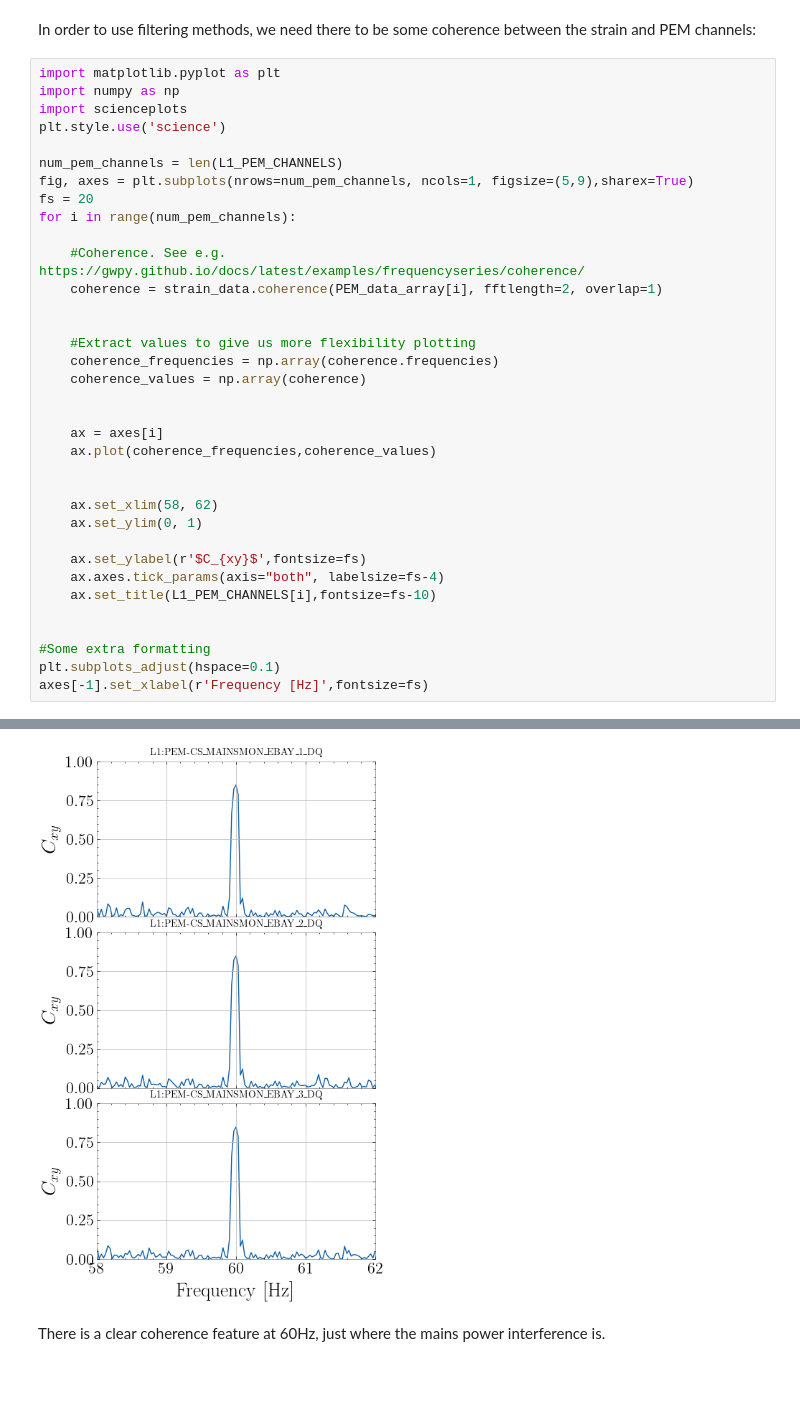
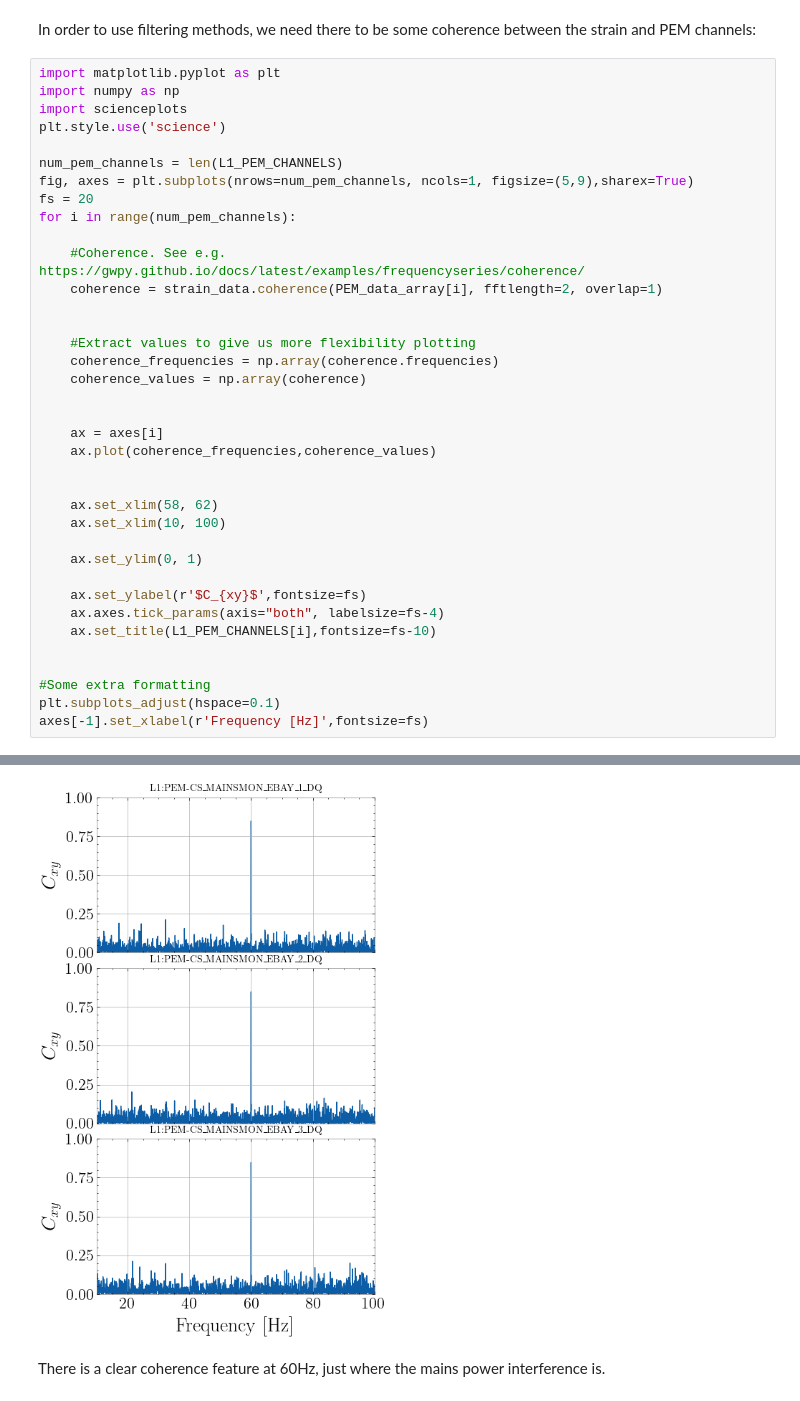
Before and after one commit to UniMelb-NSGW/ANC, a Jupyter notebook: notebooks/demo.ipynb, the cells around one changed output, grey strips where cells are left out. Drawn from its saved outputs; the diff is of its cells as text.

```diff
--- a/notebooks/demo.ipynb
+++ b/notebooks/demo.ipynb
@@ -188,34 +188,36 @@ num_pem_channels = len(L1_PEM_CHANNELS)
 fig, axes = plt.subplots(nrows=num_pem_channels, ncols=1, figsize=(5,9),sharex=True)
 fs = 20
 for i in range(num_pem_channels):
 
     #Coherence. See e.g. https://gwpy.github.io/docs/latest/examples/frequencyseries/coherence/
     coherence = strain_data.coherence(PEM_data_array[i], fftlength=2, overlap=1)
 
 
     #Extract values to give us more flexibility plotting
     coherence_frequencies = np.array(coherence.frequencies)
     coherence_values = np.array(coherence)
 
 
     ax = axes[i]
     ax.plot(coherence_frequencies,coherence_values)
 
 
     ax.set_xlim(58, 62)
+    ax.set_xlim(10, 100)
+
     ax.set_ylim(0, 1)
 
     ax.set_ylabel(r'$C_{xy}$',fontsize=fs)
     ax.axes.tick_params(axis="both", labelsize=fs-4)
     ax.set_title(L1_PEM_CHANNELS[i],fontsize=fs-10)
 
 
 #Some extra formatting
 plt.subplots_adjust(hspace=0.1)
 axes[-1].set_xlabel(r'Frequency [Hz]',fontsize=fs)
 # %% [output]
 Text(0.5, 0, 'Frequency [Hz]')
-[figure, old version]
+[figure, new version]
 # %% [markdown]
 There is a clear coherence feature at 60Hz, just where the mains power interference is.
 # %% [markdown]
```
Also changed, not shown: parts of 11 cells of this notebook.
